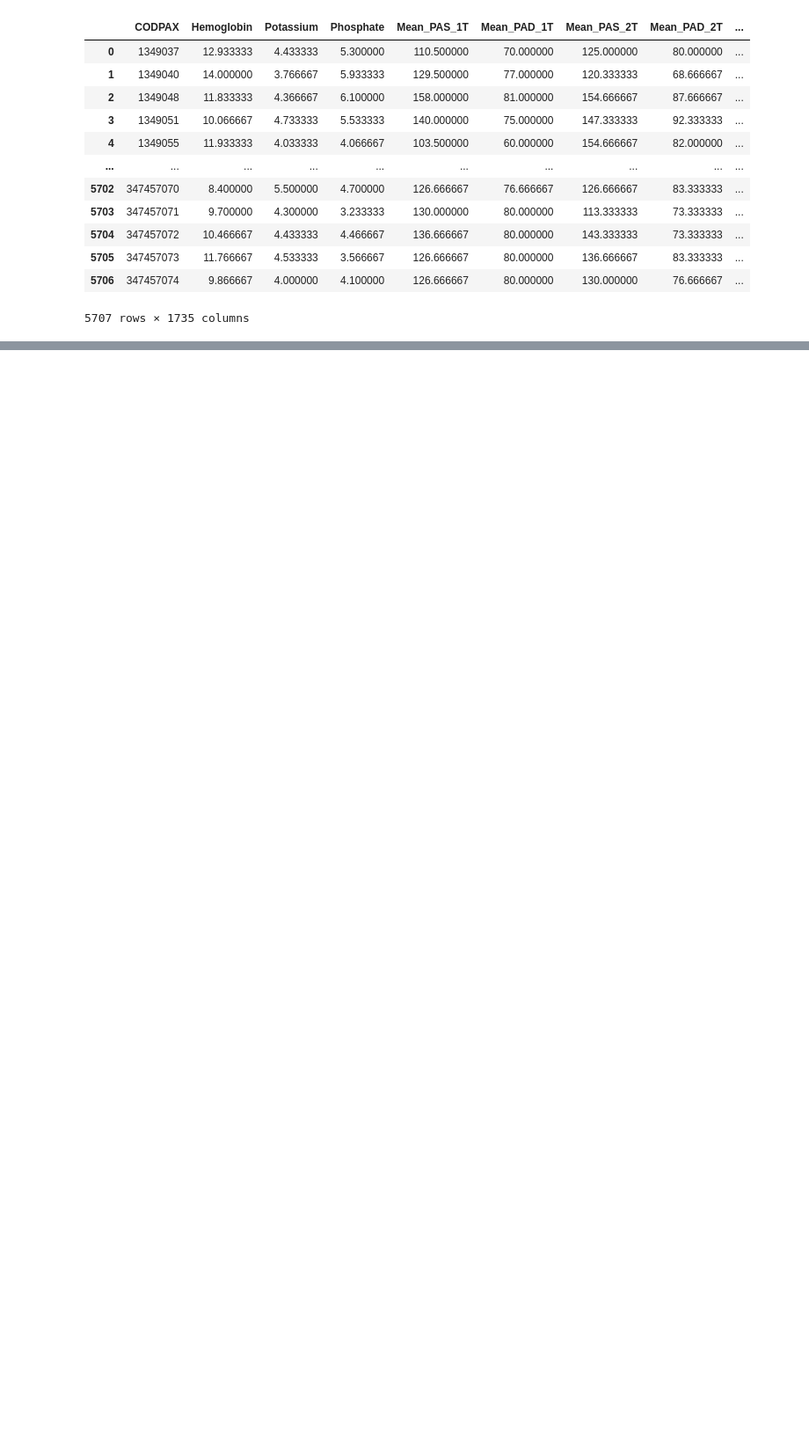
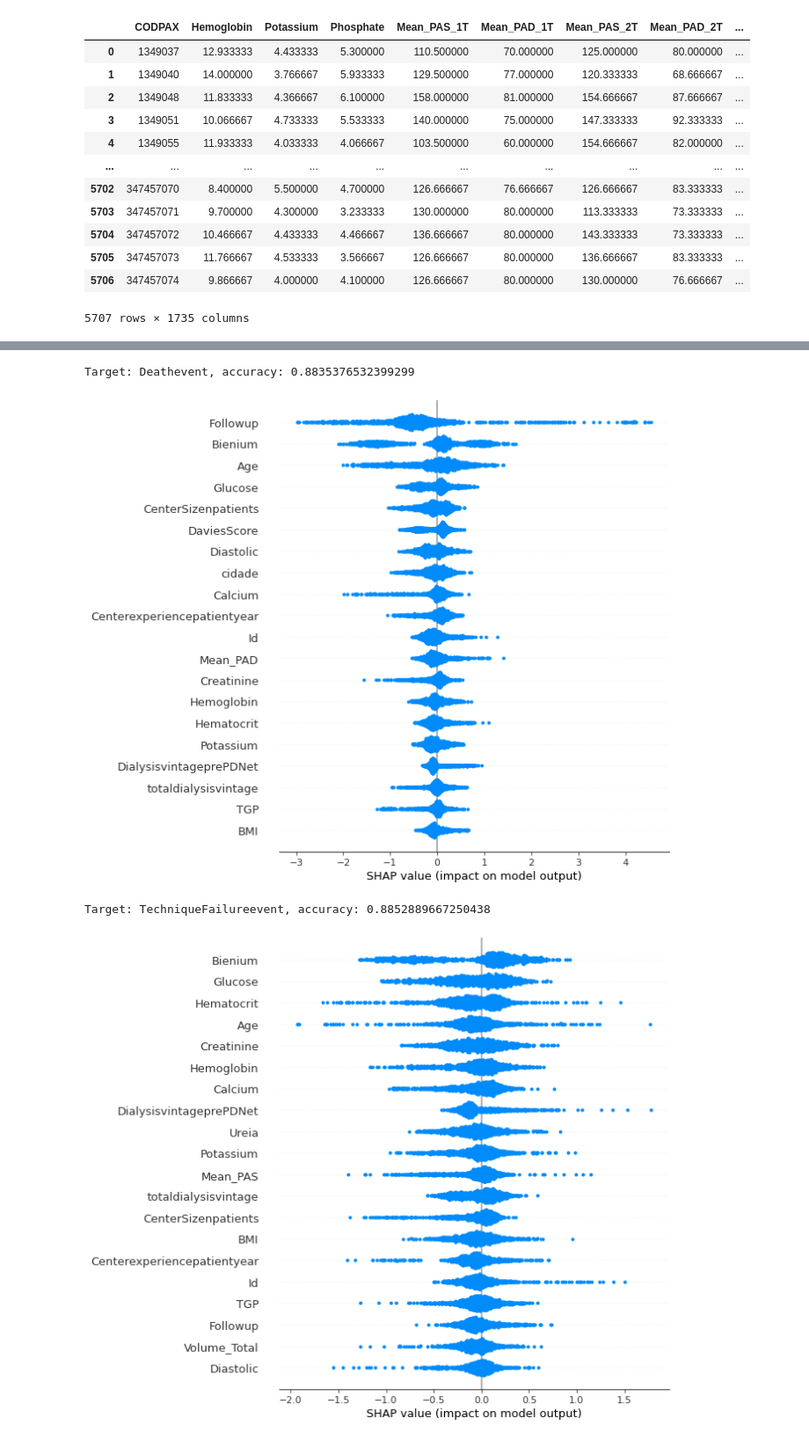
Before and after one commit to YitingZhang1997/MIDAS_Project_2020, a Jupyter notebook: Data_Exploration_CauseofDeath_Classification.ipynb, the cells around one changed output, grey strips where cells are left out. Shown: that part at 88% size. Drawn from its saved outputs; the diff is of its cells as text; code cells hidden in the pictures; blank space fills up the shorter version.

Commit message:
add XGBoost model and SHAP

```diff
--- a/Data_Exploration_CauseofDeath_Classification.ipynb
+++ b/Data_Exploration_CauseofDeath_Classification.ipynb
@@ -134,0 +134,43 @@ for key in col_values:
+# %%
+from sklearn.model_selection import train_test_split
+import xgboost
+import shap
+from sklearn.metrics import accuracy_score
+
+targets = ["Deathevent","TechniqueFailureevent"]
+
+for target in targets:
+    # full dataset
+    base_data = df_selected
+
+    y = base_data[target]
+    X = base_data.drop(columns=['Deathevent', 'Causeofdeath',\
+                                'TechniqueFailureevent', 'nome_cidade',\
+                                'DataincioPDNEt','TechFailureDeathnotcens',\
+                                'CRTechniqueFailure','CRDeath',\
+                                'Causeofdropout','Dropoutsim1',\
+                                'Anodesada','mesdesaida','anodeentrada',\
+                                'CODPAX']) # X is based on patients' personal information
+
+    # Split data into train and test subsets
+    X_train, X_test, y_train, y_test = train_test_split(
+        X, y, test_size=0.2, shuffle=True, random_state=None)
+
+    # train XGBoost modelm
+    model = xgboost.XGBClassifier()
+    model.fit(X_train, y_train)
+
+    y_pred = model.predict(X_test)
+    normalised_accuracy = accuracy_score(y_test, y_pred)
+
+    print(f"Target: {target}, accuracy: {normalised_accuracy}")
+
+    explainer = shap.TreeExplainer(model)
+    shap_values = explainer.shap_values(X_test)
+
+    shap.summary_plot(shap_values, list(X_test.columns))
+# %% [output]
+Target: Deathevent, accuracy: 0.8835376532399299
+[figure, added]
+Target: TechniqueFailureevent, accuracy: 0.8852889667250438
+[figure, added]
```
Also changed, not shown: parts of 8 cells of this notebook.
